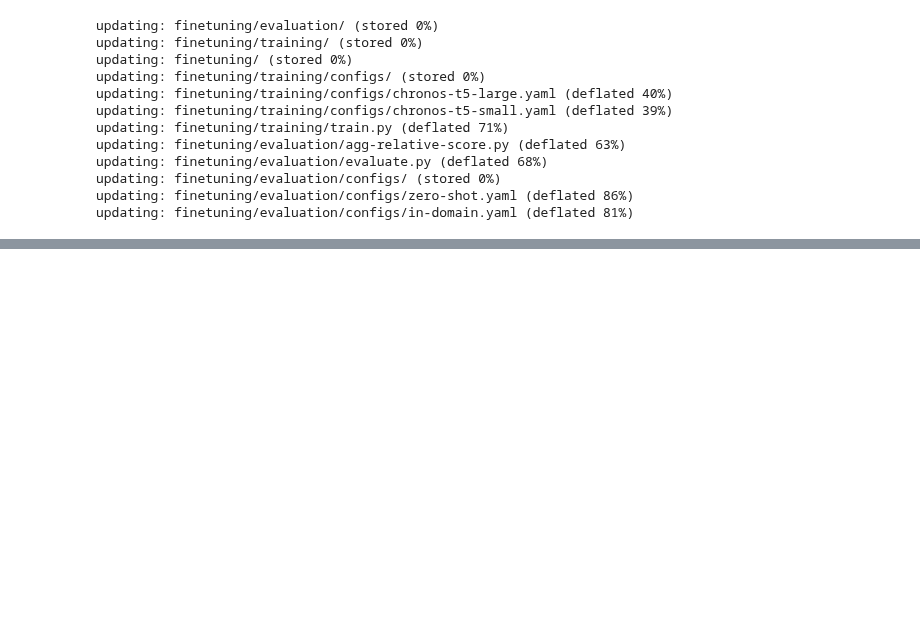
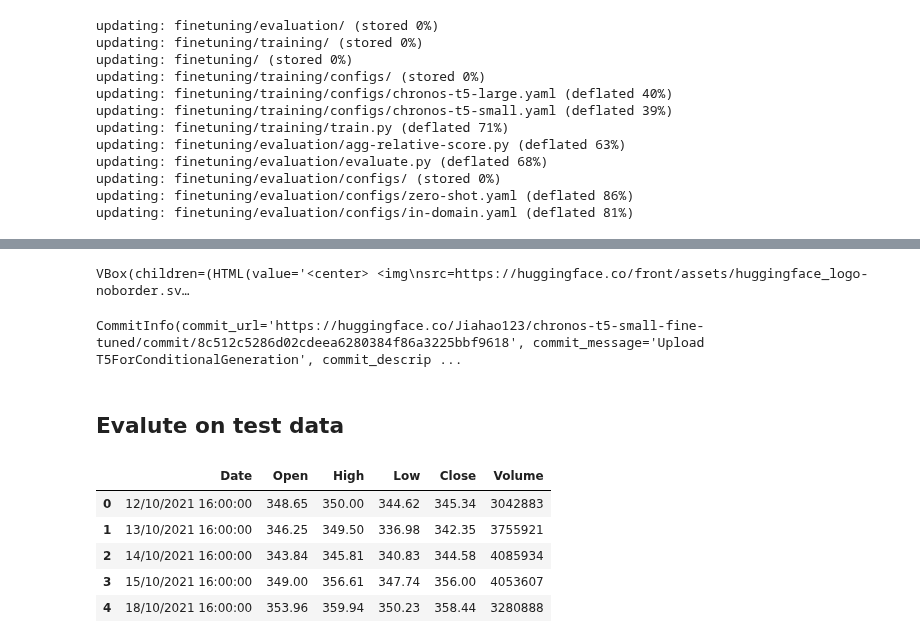
Before and after one commit to yjiahao/time-series-stocks, a Jupyter notebook: finetune_chronos_bolt.ipynb, the cells around one changed output, grey strips where cells are left out. Saved outputs shown, nothing was run; the diff lists cells and outputs as text; code cells hidden in the pictures; blank space fills up the shorter version.

```diff
--- a/finetune_chronos_bolt.ipynb
+++ b/finetune_chronos_bolt.ipynb
@@ -140,0 +162,15 @@ updating: finetuning/evaluation/configs/in-domain.yaml (deflated 81%)
+# %%
+from huggingface_hub import notebook_login
+
+notebook_login() # need to create an API key first
+# %% [output]
+VBox(children=(HTML(value='<center> <img\nsrc=https://huggingface.co/front/assets/huggingface_logo-noborder.sv…
+# %%
+from chronos import ChronosPipeline
+
+pipeline = ChronosPipeline.from_pretrained("./output/run-0/checkpoint-2000")
+pipeline.model.model.push_to_hub("chronos-t5-small-fine-tuned")
+# %% [output]
+CommitInfo(commit_url='https://huggingface.co/Jiahao123/chronos-t5-small-fine-tuned/commit/8c512c5286d02cdeea6280384f86a3225bbf9618', commit_message='Upload T5ForConditionalGeneration', commit_descrip ...
+# %% [markdown]
+## Evalute on test data
@@ -140,0 +180,9 @@ updating: finetuning/evaluation/configs/in-domain.yaml (deflated 81%)
+# %%
+test_df.head()
+# %% [output]
+|  | Date | Open | High | Low | Close | Volume |
+| 0 | 12/10/2021 16:00:00 | 348.65 | 350.00 | 344.62 | 345.34 | 3042883 |
+| 1 | 13/10/2021 16:00:00 | 346.25 | 349.50 | 336.98 | 342.35 | 3755921 |
+| 2 | 14/10/2021 16:00:00 | 343.84 | 345.81 | 340.83 | 344.58 | 4085934 |
+| 3 | 15/10/2021 16:00:00 | 349.00 | 356.61 | 347.74 | 356.00 | 4053607 |
+| 4 | 18/10/2021 16:00:00 | 353.96 | 359.94 | 350.23 | 358.44 | 3280888 |
```
Also changed, not shown: parts of 18 cells of this notebook, 1 other file.
